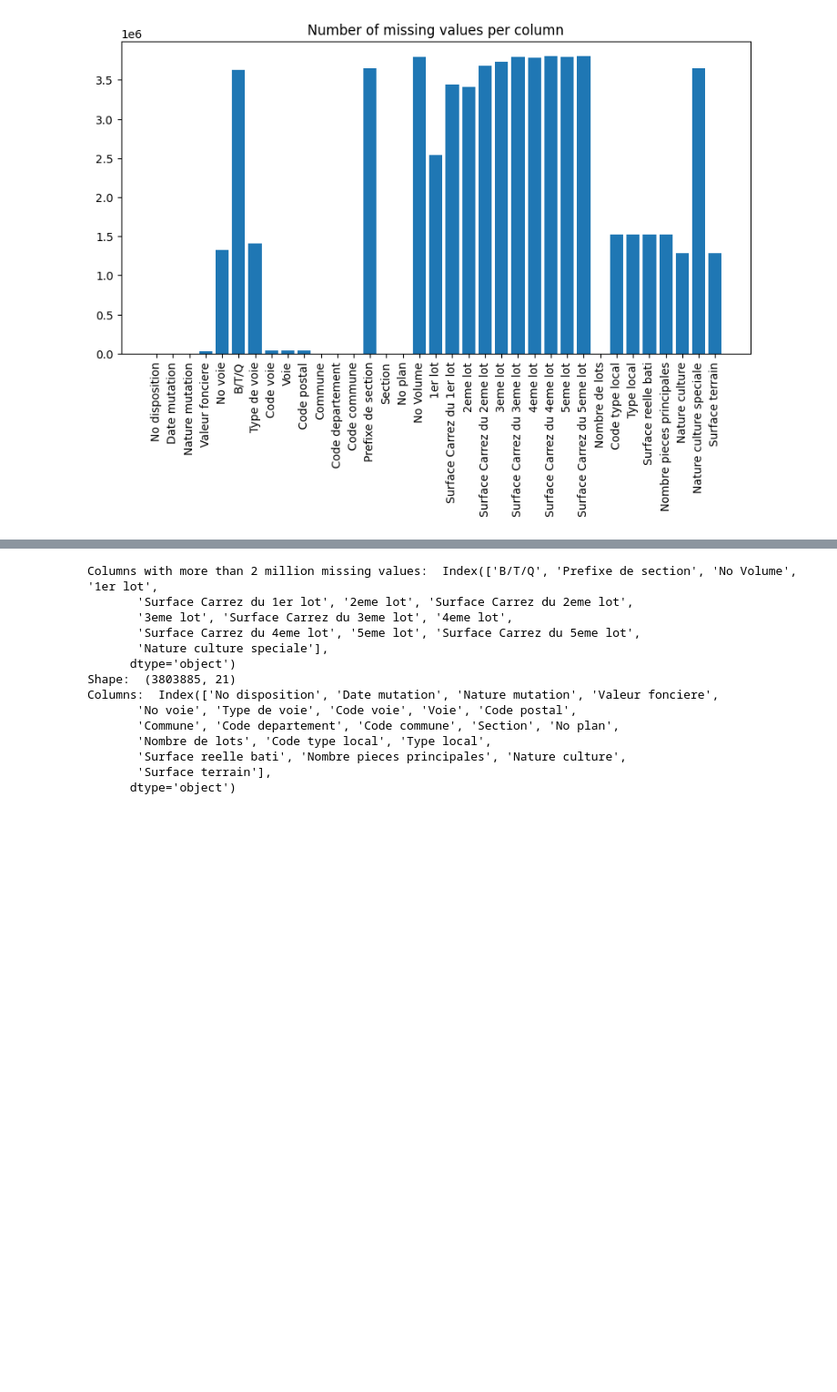
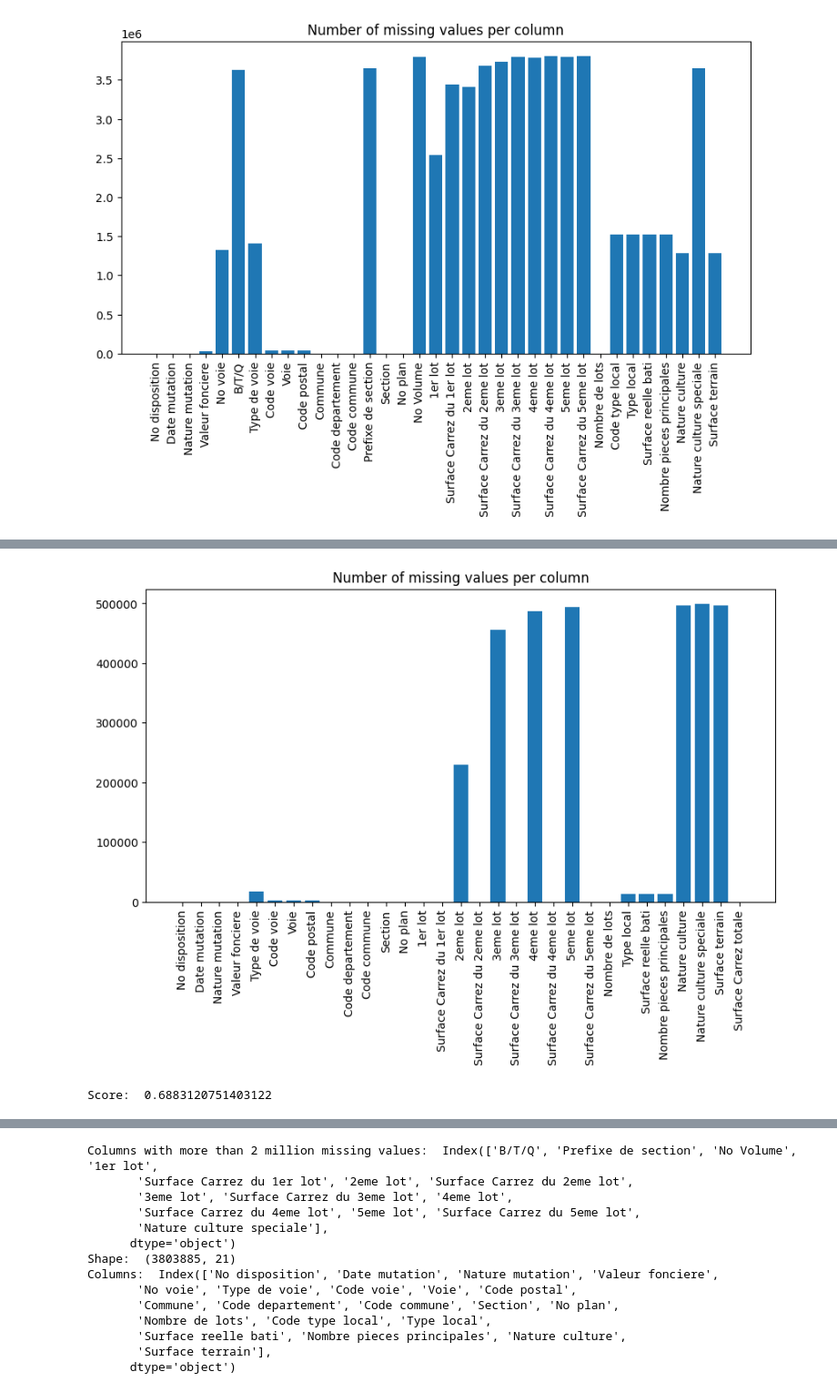
Before and after one commit to JZhg02/MasterCamp, a Jupyter notebook: nicolas.ipynb, the cells around one changed output, grey strips where cells are left out. Shown: that part at 91% size. Cells and saved outputs as stored; diff of their text form; code cells hidden in the pictures; blank space fills up the shorter version.

```diff
--- a/nicolas.ipynb
+++ b/nicolas.ipynb
@@ -75,0 +89,13 @@ On garde seulement les colonnes avec moins de 2 millions de données nulles
+# %%
+df['Valeur fonciere'] = df['Valeur fonciere'].str.replace(',', '.').astype(float)
+# %%
+df['Surface Carrez du 1er lot'] = df['Surface Carrez du 1er lot'].str.replace(',', '.').astype(float).fillna(0)
+df['Surface Carrez du 2eme lot'] = df['Surface Carrez du 2eme lot'].str.replace(',', '.').astype(float).fillna(0)
+df['Surface Carrez du 3eme lot'] = df['Surface Carrez du 3eme lot'].str.replace(',', '.').astype(float).fillna(0)
+df['Surface Carrez du 4eme lot'] = df['Surface Carrez du 4eme lot'].str.replace(',', '.').astype(float).fillna(0)
+df['Surface Carrez du 5eme lot'] = df['Surface Carrez du 5eme lot'].str.replace(',', '.').astype(float).fillna(0)
+# %%
+# create a new column with the total surface
+df['Surface Carrez totale'] = df['Surface Carrez du 1er lot'] + df['Surface Carrez du 2eme lot'] + df['Surface Carrez du 3eme lot'] + df['Surface Carrez du 4eme lot'] + df['Surface Carrez du 5eme lot']
+# %%
+df.drop(df[df['Surface Carrez totale'] == 0].index, inplace=True)
@@ -75,0 +112,8 @@ On garde seulement les colonnes avec moins de 2 millions de données nulles
+# %%
+plt.figure(figsize=(10, 5))
+plt.bar(df.isnull().sum().index, df.isnull().sum().values)
+plt.xticks(rotation=90)
+plt.title('Number of missing values per column')
+plt.show()
+# %% [output]
+[figure, added]
@@ -75,0 +126,27 @@ On garde seulement les colonnes avec moins de 2 millions de données nulles
+# %%
+from sklearn.linear_model import LinearRegression
+from sklearn.model_selection import train_test_split
+from sklearn.preprocessing import LabelEncoder
+from scipy.stats import spearmanr
+
+le = LabelEncoder()
+df['Nature mutation'] = le.fit_transform(df['Nature mutation'])
+df['Type de voie'] = le.fit_transform(df['Type de voie'])
+df['Voie'] = le.fit_transform(df['Voie'])
+df['Code postal'] = le.fit_transform(df['Code postal'])
+df['Code departement'] = le.fit_transform(df['Code departement'])
+df['Code commune'] = le.fit_transform(df['Code commune'])
+df['Type local'] = le.fit_transform(df['Type local'])
+
+
+X = df.drop(['Valeur fonciere'], axis=1)
+y = df['Valeur fonciere']
+
+X_train, X_test, y_train, y_test = train_test_split(X, y, test_size=0.2)
+
+model = LinearRegression()
+model.fit(X_train, y_train)
+
+print('Score: ', model.score(X_test, y_test))
+# %% [output]
+Score:  0.6883120751403122
```
Also changed, not shown: parts of 58 cells of this notebook.
